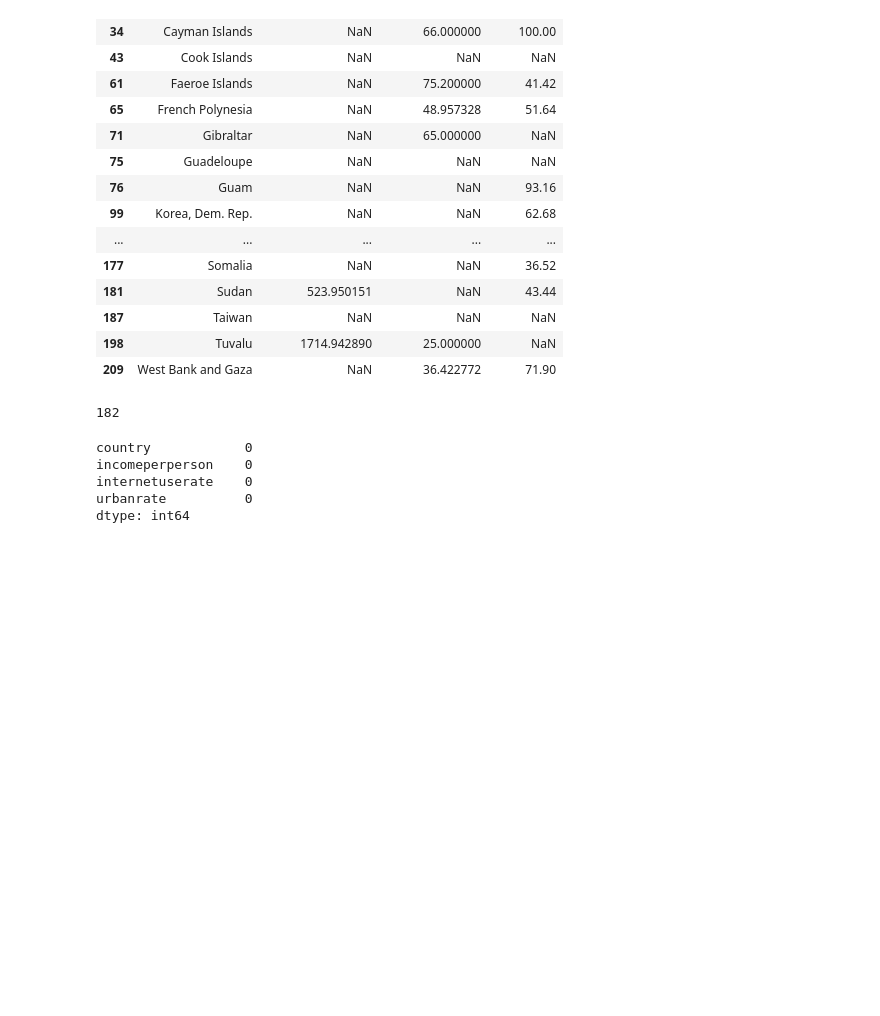
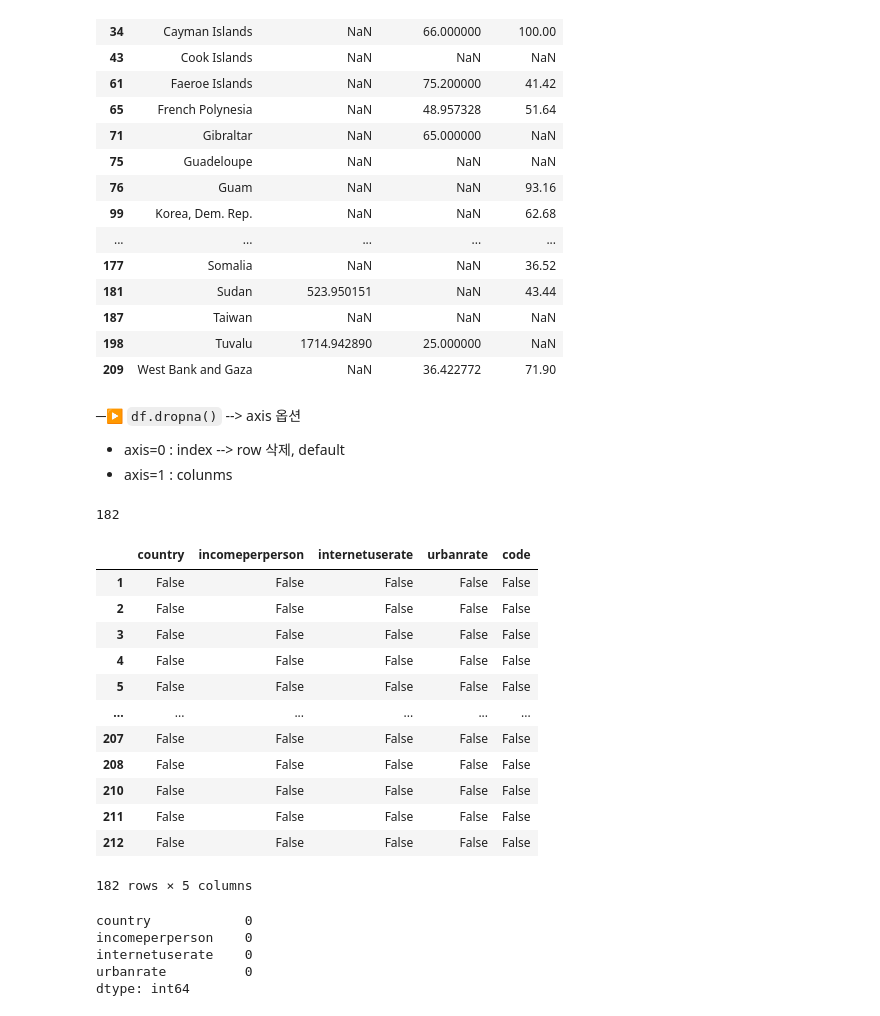
Before and after one commit to ElaYJ/Study_EDA, a Jupyter notebook: 09_Test/EDA_Level_Test_04/EDAtest04_Internet_Usage.ipynb, the cells around one changed output. Cells and saved outputs as stored; diff of their text form; code cells hidden in the pictures; blank space fills up the shorter version.

```diff
--- a/09_Test/EDA_Level_Test_04/EDAtest04_Internet_Usage.ipynb
+++ b/09_Test/EDA_Level_Test_04/EDAtest04_Internet_Usage.ipynb
@@ -149,11 +165,32 @@ df_target[df_target.isna().any(axis=1)]
 | 187 | Taiwan | NaN | NaN | NaN |
 | 198 | Tuvalu | 1714.942890 | 25.000000 | NaN |
 | 209 | West Bank and Gaza | NaN | 36.422772 | 71.90 |
+# %% [markdown]
+─▶ `df.dropna()` --> axis 옵션
+
+- axis=0 : index --> row 삭제, default
+- axis=1 : colunms
 # %%
 tmp = df_target.dropna() # axis : {0 or 'index', 1 or 'columns'}, default 0 --> row 삭제
 len(tmp)
 # %% [output]
 182
+# %%
+tmp != tmp.dropna()
+# %% [output]
+|  | country | incomeperperson | internetuserate | urbanrate | code |
+| 1 | False | False | False | False | False |
+| 2 | False | False | False | False | False |
+| 3 | False | False | False | False | False |
+| 4 | False | False | False | False | False |
+| 5 | False | False | False | False | False |
+| ... | ... | ... | ... | ... | ... |
+| 207 | False | False | False | False | False |
+| 208 | False | False | False | False | False |
+| 210 | False | False | False | False | False |
+| 211 | False | False | False | False | False |
+| 212 | False | False | False | False | False |
+182 rows × 5 columns
 # %%
 (tmp != tmp.dropna()).sum()
 # %% [output]
```
Also changed, not shown: parts of 113 cells of this notebook, 1 other file.
